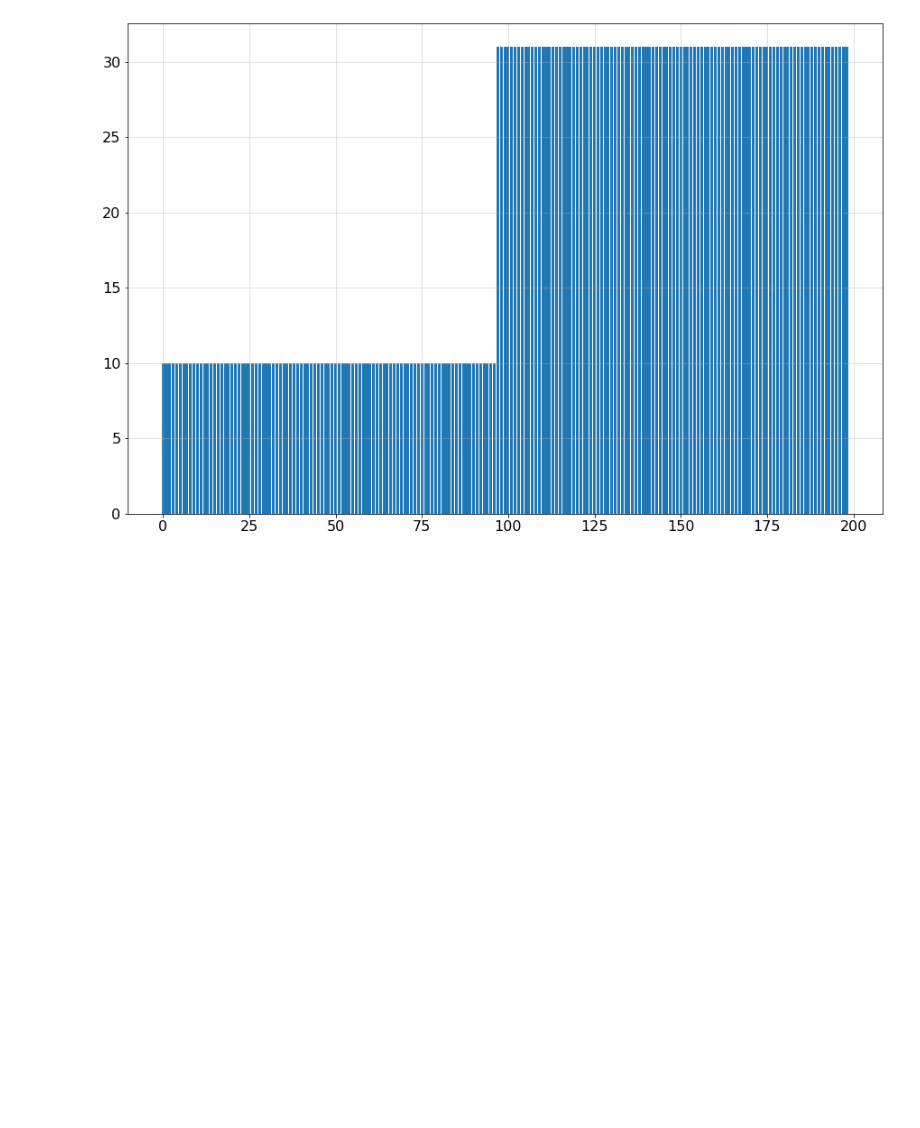
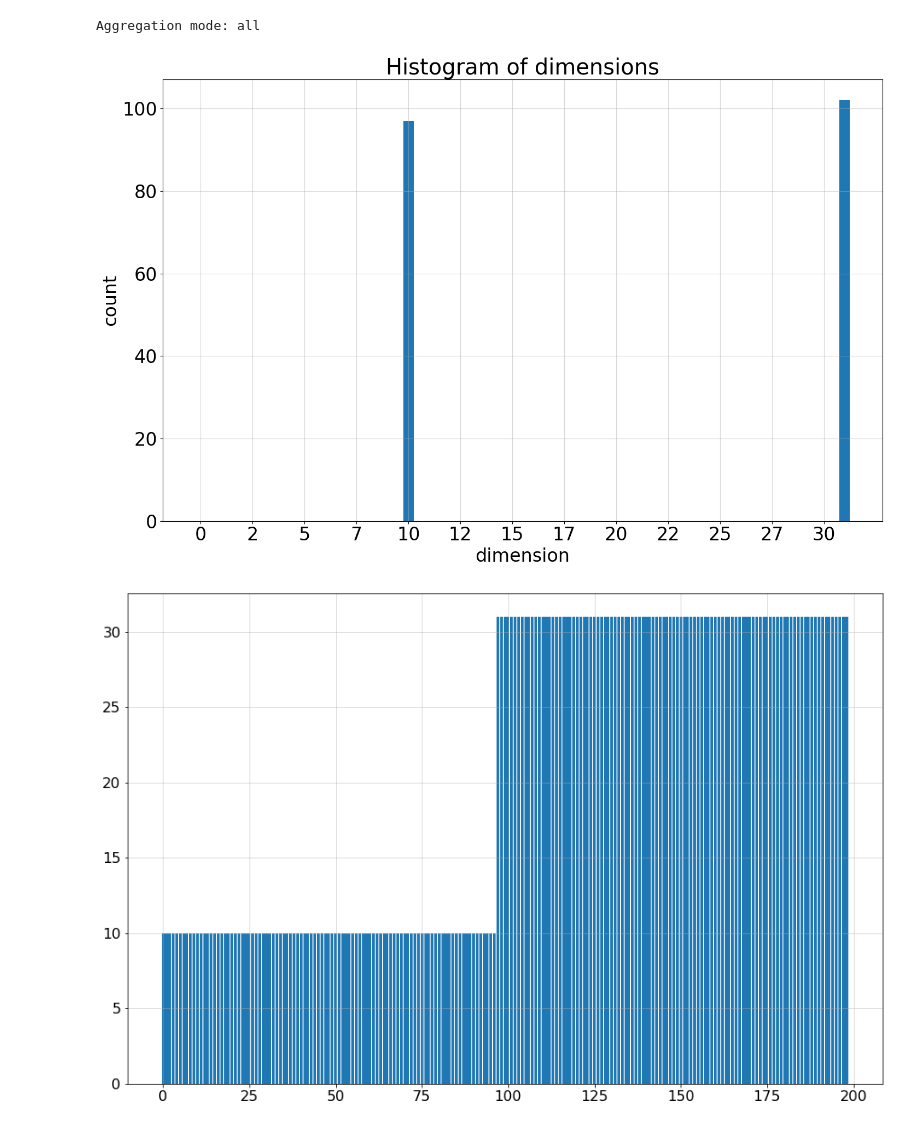
Before and after one commit to GBATZOLIS/conditional_score_diffusion, a Jupyter notebook: notebooks/different_dims.ipynb, the cells around one changed output. Drawn from its saved outputs; the diff is of its cells as text; code cells hidden in the pictures; blank space fills up the shorter version.

```diff
--- a/notebooks/different_dims.ipynb
+++ b/notebooks/different_dims.ipynb
@@ -20,3 +23,8 @@ singular_values = svd['singular_values']
+# %%
+fig, dims = plot_dims(svd, tick_step=5, tick_start=0)
+# %% [output]
+Aggregation mode: all
+[figure, added]
 # %%
 def softmax(x):
     e_x = np.exp(x - np.max(x))
```
Also changed, not shown: parts of 4 cells of this notebook, 27 other files.
